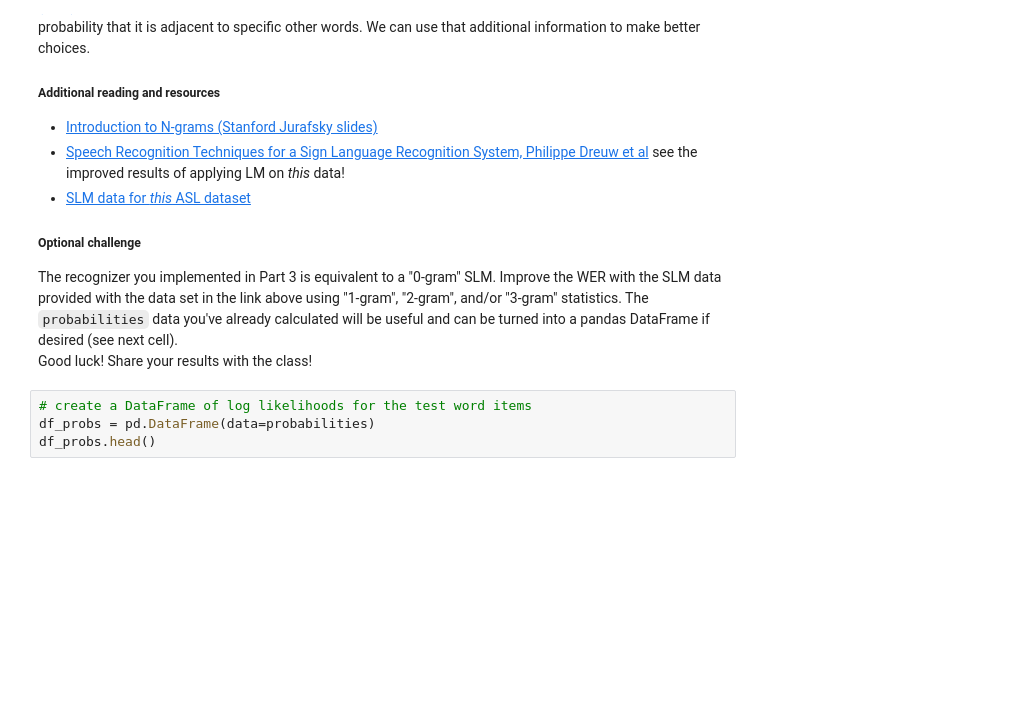
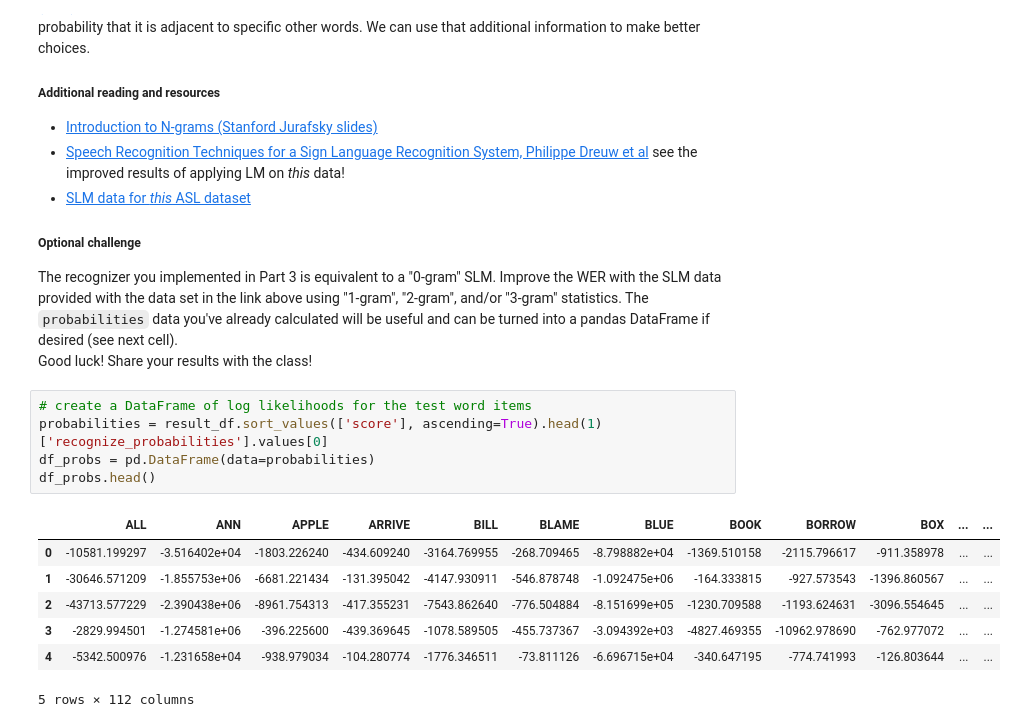
Before and after one commit to rrunix/AIND-Recognizer, a Jupyter notebook: asl_recognizer.ipynb, the cells around one changed output. Drawn from its saved outputs; the diff is of its cells as text; blank space fills up the shorter version.

```diff
--- a/asl_recognizer.ipynb
+++ b/asl_recognizer.ipynb
@@ -673,5 +850,14 @@ The recognizer you implemented in Part 3 is equivalent to a "0-gram" SLM.  Impro
 Good luck!  Share your results with the class!
 # %%
 # create a DataFrame of log likelihoods for the test word items
+probabilities = result_df.sort_values(['score'], ascending=True).head(1)['recognize_probabilities'].values[0]
 df_probs = pd.DataFrame(data=probabilities)
 df_probs.head()
+# %% [output]
+|  | ALL | ANN | APPLE | ARRIVE | BILL | BLAME | BLUE | BOOK | BORROW | BOX | ... | ... |
+| 0 | -10581.199297 | -3.516402e+04 | -1803.226240 | -434.609240 | -3164.769955 | -268.709465 | -8.798882e+04 | -1369.510158 | -2115.796617 | -911.358978 | ... | ... |
+| 1 | -30646.571209 | -1.855753e+06 | -6681.221434 | -131.395042 | -4147.930911 | -546.878748 | -1.092475e+06 | -164.333815 | -927.573543 | -1396.860567 | ... | ... |
+| 2 | -43713.577229 | -2.390438e+06 | -8961.754313 | -417.355231 | -7543.862640 | -776.504884 | -8.151699e+05 | -1230.709588 | -1193.624631 | -3096.554645 | ... | ... |
+| 3 | -2829.994501 | -1.274581e+06 | -396.225600 | -439.369645 | -1078.589505 | -455.737367 | -3.094392e+03 | -4827.469355 | -10962.978690 | -762.977072 | ... | ... |
+| 4 | -5342.500976 | -1.231658e+04 | -938.979034 | -104.280774 | -1776.346511 | -73.811126 | -6.696715e+04 | -340.647195 | -774.741993 | -126.803644 | ... | ... |
+5 rows × 112 columns
```
Also changed, not shown: parts of 40 cells of this notebook, 2 other files.
